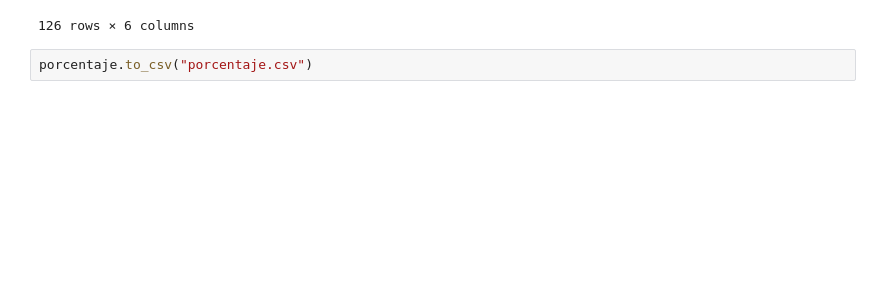
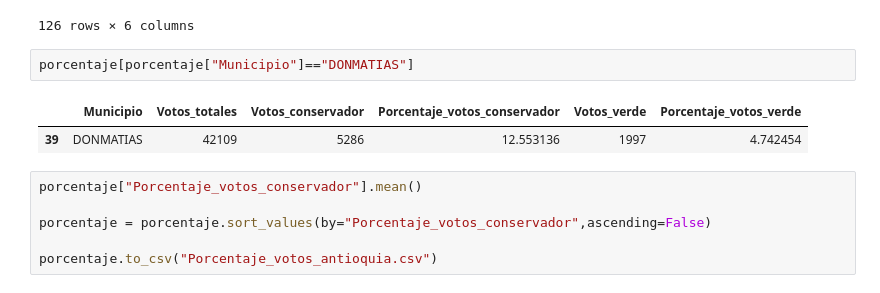
Before and after one commit to Origimed/Pandas, a Jupyter notebook: Presidencial/analisis.ipynb, the cells around one changed output. Cells and saved outputs as stored; diff of their text form; blank space fills up the shorter version.

```diff
--- a/Presidencial/analisis.ipynb
+++ b/Presidencial/analisis.ipynb
@@ -364,4 +364,13 @@ porcentaje.sort_values(by="Porcentaje_votos_verde",ascending=False)
 | Porcentaje_votos_verde | 0 | 0 | 0 | 0.000000 | 0 | 0.000000 |
 126 rows × 6 columns
 # %%
-porcentaje.to_csv("porcentaje.csv")
+porcentaje[porcentaje["Municipio"]=="DONMATIAS"]
+# %% [output]
+|  | Municipio | Votos_totales | Votos_conservador | Porcentaje_votos_conservador | Votos_verde | Porcentaje_votos_verde |
+| 39 | DONMATIAS | 42109 | 5286 | 12.553136 | 1997 | 4.742454 |
+# %%
+porcentaje["Porcentaje_votos_conservador"].mean()
+
+porcentaje = porcentaje.sort_values(by="Porcentaje_votos_conservador",ascending=False)
+
+porcentaje.to_csv("Porcentaje_votos_antioquia.csv")
```
Also changed, not shown: 15 other files.
